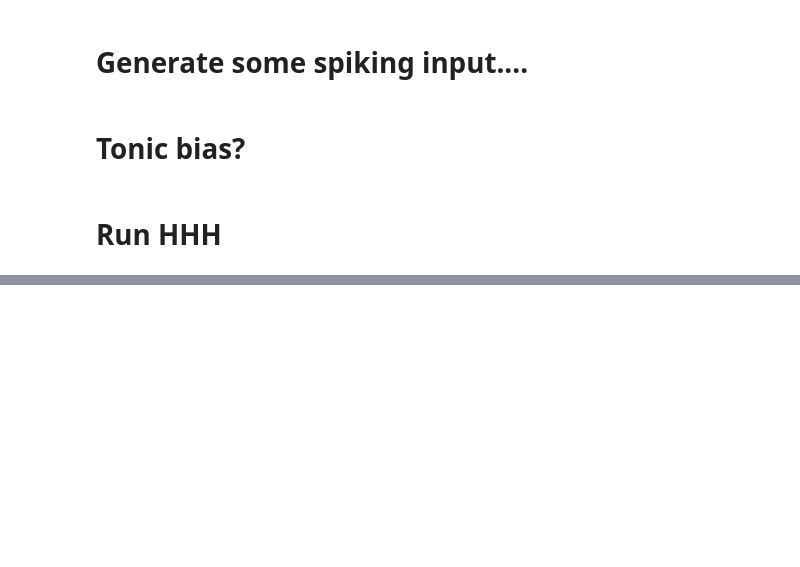
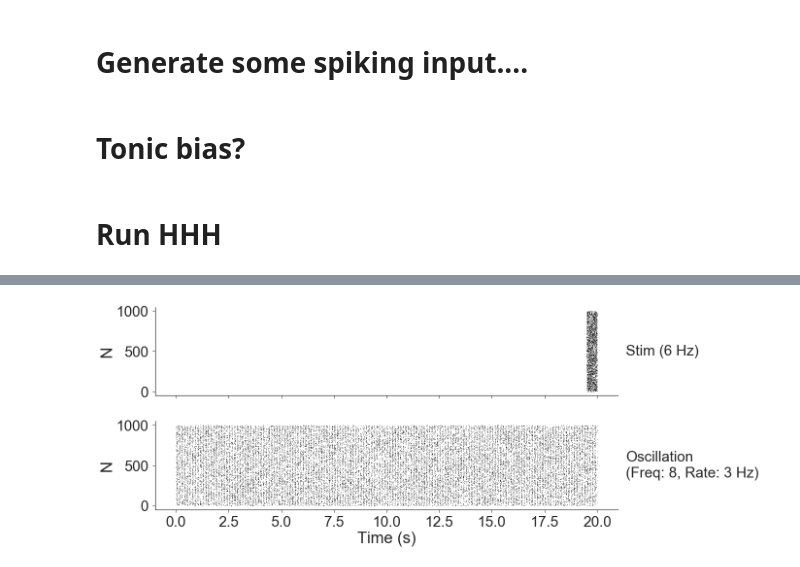
Before and after one commit to voytekresearch/resistingrhythm, a Jupyter notebook: resistingrhythm/ipynb/paper_figures_HHH.ipynb, the cells around one changed output, grey strips where cells are left out. Drawn from its saved outputs; the diff is of its cells as text; code cells hidden in the pictures; blank space fills up the shorter version.

Commit message:
Tweek example HHH plots

```diff
--- a/resistingrhythm/ipynb/paper_figures_HHH.ipynb
+++ b/resistingrhythm/ipynb/paper_figures_HHH.ipynb
@@ -13,7 +13,7 @@ plt.rcParams.update({'font.size': 50})
 %matplotlib inline
 
 import seaborn as sns
-sns.set(font_scale=2)
+sns.set(font_scale=3)
 sns.set_style('ticks')
 
 import numpy as np
@@ -85,18 +87,20 @@ results['v_m'].std()
 n = 0
 # %%
 # plt.figure()
-fig, ax = plt.subplots(2, sharex=True, figsize=(12, 8))
+fig, ax = plt.subplots(2, sharex=True, figsize=(16, 8))
 
 _ = ax[0].plot(ts_in, ns_in,
                markersize=1, marker='o', linestyle='', color='k', label='Stim (6 Hz)')
 _ = ax[0].set_ylabel("N")
 _ = ax[0].legend(loc='center left', bbox_to_anchor=(.9, 0.5))
 
 _ = ax[1].plot(ts_osc, ns_osc,
                markersize=1, marker='o', linestyle='', color='k', label='Oscillation\n(Freq: 8, Rate: 3 Hz)')
-_ = ax[1].set_xlabel("Time (s)", fontsize=20)
+_ = ax[1].set_xlabel("Time (s)")
 _ = ax[1].set_ylabel("N")
 _ = ax[1].legend(loc='center left', bbox_to_anchor=(.9, 0.5))
 
 plt.tight_layout()
 sns.despine()
+# %% [output]
+[figure, added]
```
Also changed, not shown: parts of 3 cells of this notebook.
